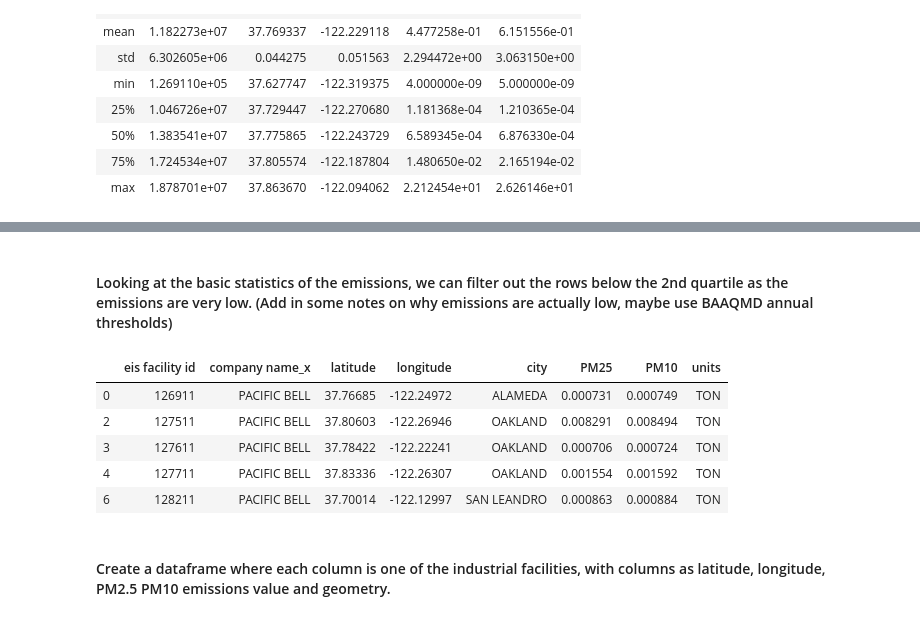
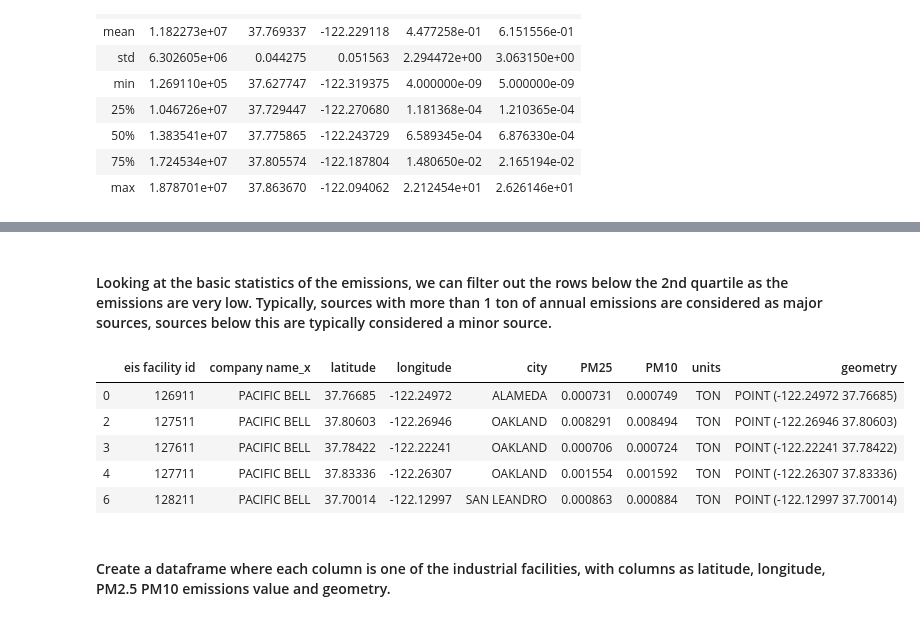
Before and after one commit to varsha2509/Springboard-DS, a Jupyter notebook: Capstone1/Idea3/Exploratory_Data_Analysis.ipynb, the cells around one changed output, grey strips where cells are left out. Saved outputs shown, nothing was run; the diff lists cells and outputs as text; code cells hidden in the pictures.

```diff
--- a/Capstone1/Idea3/Exploratory_Data_Analysis.ipynb
+++ b/Capstone1/Idea3/Exploratory_Data_Analysis.ipynb
@@ -135,8 +135,8 @@ Oak_PM
 # %%
-Oak_PM.drop(columns = ['zip code_x','pollutant code_x', 'emissions uom_x','company name_y','latitude_y','longitude_y',
+Facility_PM.drop(columns = ['zip code_x','pollutant code_x', 'emissions uom_x','company name_y','latitude_y','longitude_y',
                       'city_y','zip code_y','pollutant code_y','emissions uom_x'], inplace=True)
 # %%
 # Rename columns to meaningful names
-Oak_PM.rename(columns={"latitude_x": "latitude", "longitude_x": "longitude", "city_x": "city",
+Facility_PM.rename(columns={"latitude_x": "latitude", "longitude_x": "longitude", "city_x": "city",
                        "total emissions_x" : "PM25", "total emissions_y": "PM10", "emissions uom_y": "units"}, inplace=True)
 # %%
@@ -410,3 +393,3 @@ df_BC_merge_traffic.head()
 # %%
-Oak_PM_filter = Oak_PM[(Oak_PM['city'] == 'OAKLAND') | (Oak_PM['city'] == 'SAN LEANDRO') | (Oak_PM['city'] == 'ALAMEDA')]
+Facility_PM = Facility_PM[(Facility_PM['city'] == 'OAKLAND') | (Facility_PM['city'] == 'SAN LEANDRO') | (Facility_PM['city'] == 'ALAMEDA')]
 # %%
@@ -428,17 +420,17 @@ Oak_PM_filter.describe()
 # %% [markdown]
-#### Looking at the basic statistics of the emissions, we can filter out the rows below the 2nd quartile as the emissions are very low.  (Add in some notes on why emissions are actually low, maybe use BAAQMD annual thresholds)
+#### Looking at the basic statistics of the emissions, we can filter out the rows below the 2nd quartile as the emissions are very low.  Typically, sources with more than 1 ton of annual emissions are considered as major sources, sources below this are typically considered a minor source.
 # %%
-lower, upper = Oak_PM_filter.PM10.quantile([0.5,1])
-Oak_PM_filter = Oak_PM_filter.query('{low}<PM10<{high}'.format(low=lower,high=upper))
+lower, upper = Facility_PM.PM10.quantile([0.5,1])
+Facility_PM = Facility_PM.query('{low}<PM10<{high}'.format(low=lower,high=upper))
 # %%
-Oak_PM_filter.head()
+Facility_PM.head()
 # %% [output]
-|  | eis facility id | company name_x | latitude | longitude | city | PM25 | PM10 | units |
-| 0 | 126911 | PACIFIC BELL | 37.76685 | -122.24972 | ALAMEDA | 0.000731 | 0.000749 | TON |
-| 2 | 127511 | PACIFIC BELL | 37.80603 | -122.26946 | OAKLAND | 0.008291 | 0.008494 | TON |
-| 3 | 127611 | PACIFIC BELL | 37.78422 | -122.22241 | OAKLAND | 0.000706 | 0.000724 | TON |
-| 4 | 127711 | PACIFIC BELL | 37.83336 | -122.26307 | OAKLAND | 0.001554 | 0.001592 | TON |
-| 6 | 128211 | PACIFIC BELL | 37.70014 | -122.12997 | SAN LEANDRO | 0.000863 | 0.000884 | TON |
+|  | eis facility id | company name_x | latitude | longitude | city | PM25 | PM10 | units | geometry |
+| 0 | 126911 | PACIFIC BELL | 37.76685 | -122.24972 | ALAMEDA | 0.000731 | 0.000749 | TON | POINT (-122.24972 37.76685) |
+| 2 | 127511 | PACIFIC BELL | 37.80603 | -122.26946 | OAKLAND | 0.008291 | 0.008494 | TON | POINT (-122.26946 37.80603) |
+| 3 | 127611 | PACIFIC BELL | 37.78422 | -122.22241 | OAKLAND | 0.000706 | 0.000724 | TON | POINT (-122.22241 37.78422) |
+| 4 | 127711 | PACIFIC BELL | 37.83336 | -122.26307 | OAKLAND | 0.001554 | 0.001592 | TON | POINT (-122.26307 37.83336) |
+| 6 | 128211 | PACIFIC BELL | 37.70014 | -122.12997 | SAN LEANDRO | 0.000863 | 0.000884 | TON | POINT (-122.12997 37.70014) |
 # %% [markdown]
 #### Create a dataframe where each column is one of the industrial facilities, with columns as latitude, longitude, PM2.5 PM10 emissions value and geometry.
 # %%
```
Also changed, not shown: parts of 78 cells of this notebook, 1 other file.
